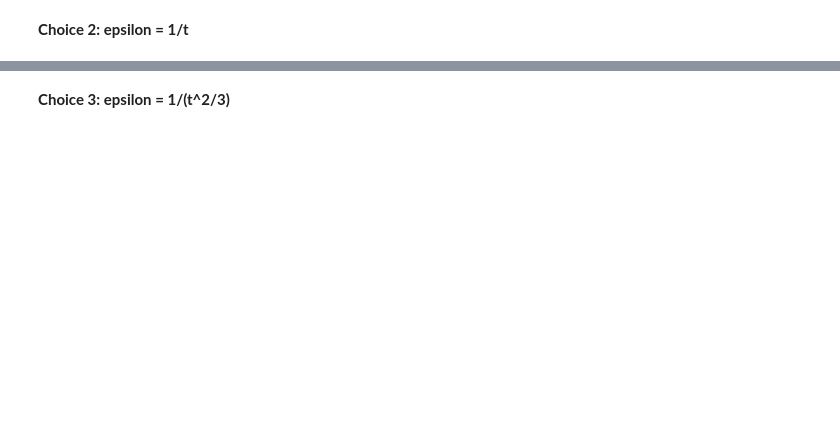
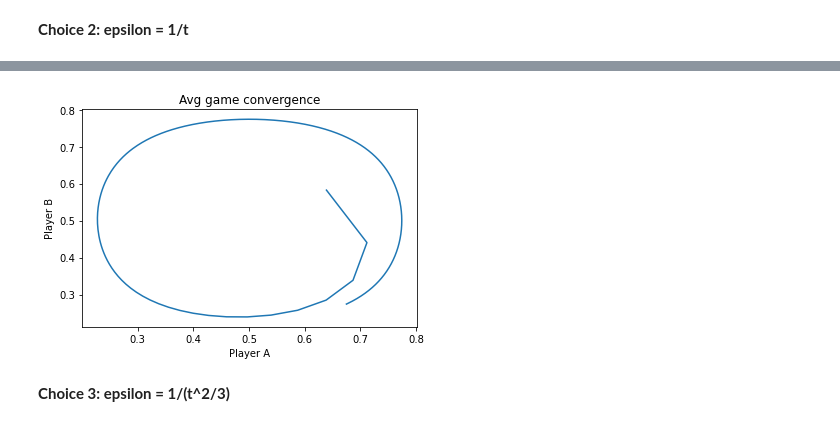
Before and after one commit to rishishah02/algo-econ, a Jupyter notebook: Project2/Project_2 .ipynb, the cells around one changed output, grey strips where cells are left out. Cells and saved outputs as stored; diff of their text form; code cells hidden in the pictures; blank space fills up the shorter version.

```diff
--- a/Project2/Project_2 .ipynb
+++ b/Project2/Project_2 .ipynb
@@ -98,3 +132,7 @@ def compute_epsilon(t):
+# %%
+last_conv(last_conv_a, last_conv_b)
+# %% [output]
+[figure, added]
 # %% [markdown]
 **Choice 3: epsilon = 1/(t^2/3)**
 # %%
```
Also changed, not shown: parts of 22 cells of this notebook.
